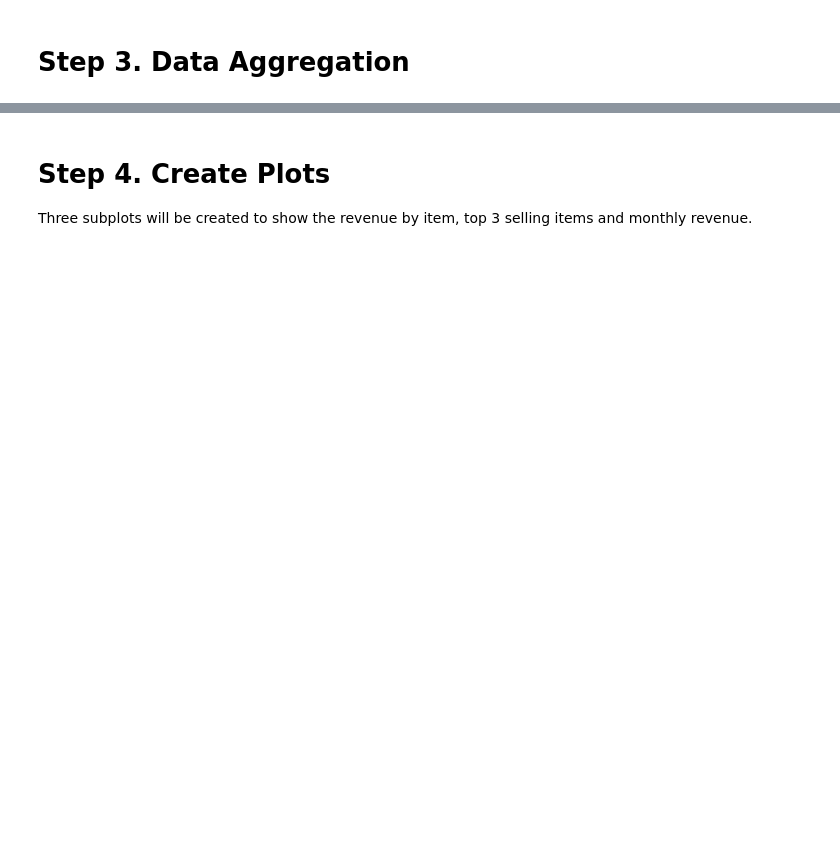
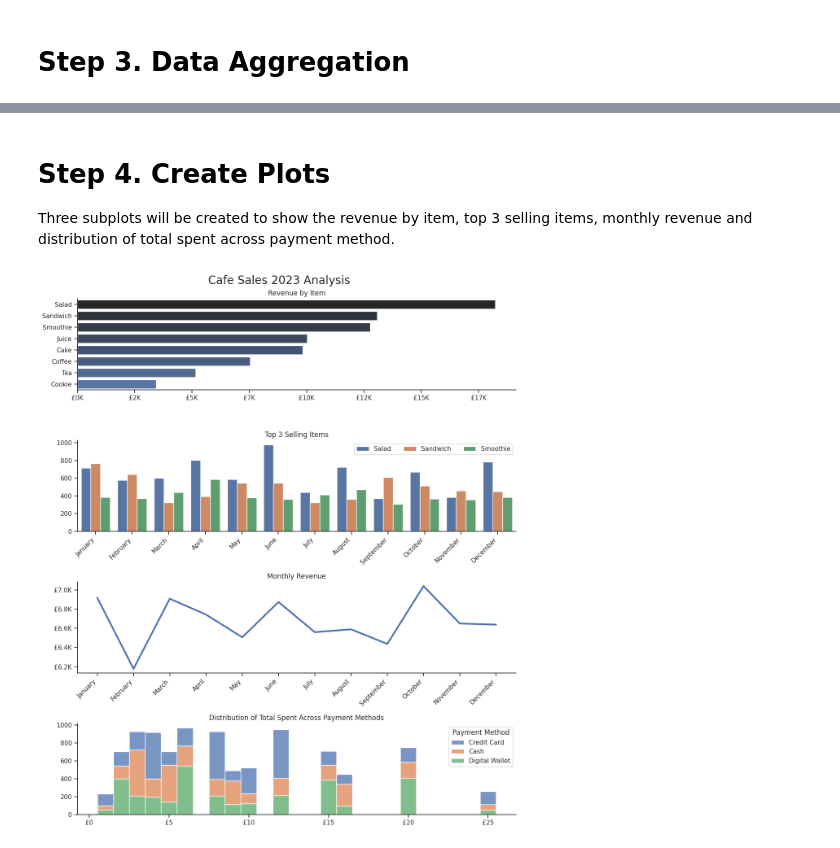
Before and after one commit to phandeyr/data-analysis, a Jupyter notebook: cafe-sales/cafe-sales.ipynb, the cells around one changed output, grey strips where cells are left out. Cells and saved outputs as stored; diff of their text form; code cells hidden in the pictures; blank space fills up the shorter version.

Commit message:
added analysis on distribution of total spent across payment methods

```diff
--- a/cafe-sales/cafe-sales.ipynb
+++ b/cafe-sales/cafe-sales.ipynb
@@ -77,0 +112,10 @@ df_clean.info()
+# %%
+# Get unique payment method values
+df_clean['Payment Method'].unique()
+
+# Convert UNKNOWN & ERROR payment methods to NaN
+df_clean['Payment Method'] = df_clean['Payment Method'].replace({'UNKNOWN': np.nan, 'ERROR': np.nan})
+
+# Group Total Spent by most common Payment Method
+payment_method_mode = df_clean.groupby('Total Spent')['Payment Method'].agg(lambda x: x.mode()[0])
+payment_method_mode
@@ -77,0 +152,5 @@ df_clean.info()
+# %%
+# Populate missing Payment Method with most common value
+df_clean['Payment Method'] = df_clean.apply(lambda row: payment_method_mode[row['Total Spent']] if pd.isna(row['Payment Method']) else row['Payment Method'], axis=1)
+# Confirm the payment method mapping is correct
+df_clean.iloc[[3, 6, 8, 9, 13]]
@@ -96,4 +182,7 @@ df_revenue_pivot['Monthly Revenue'] = df_revenue_pivot[list(prices.keys())].sum(
 # Revenue by Item
 revenue = df_clean.groupby('Item')['Total Spent'].agg(['sum']).sort_values(by='sum', ascending=False)
 
+# Distribution of Total Spent across Payment Method
+df_pm = pd.melt(df_clean, id_vars='Payment Method', value_vars=['Total Spent'], var_name='features', value_name='values')
+
 df_revenue_pivot
@@ -100,39 +203,49 @@ df_revenue_pivot
 # %% [markdown]
 # Step 4. Create Plots
-Three subplots will be created to show the revenue by item, top 3 selling items and monthly revenue.
+Three subplots will be created to show the revenue by item, top 3 selling items, monthly revenue and distribution of total spent across payment method.
 # %%
-fig, ax = plt.subplots(3,1, figsize=(12,14))
+fig, ax = plt.subplots(4,1, figsize=(12,14))
 
 # Revenue by Item
 sns.set_theme(style='ticks')
 sns.barplot(data=revenue, x='sum', y=revenue.index, palette='dark:b', ax=ax[0])
 sns.despine()
 ax[0].set_xlabel('')
 ax[0].set_ylabel('')
 ax[0].set_title('Revenue by Item')
 ax[0].xaxis.set_major_formatter(plt.FuncFormatter(lambda x, _: f'£{int(x/1000)}K'))
 
 # Top 3 Selling Items
 top_3 = df_clean.groupby('Item')['Quantity'].agg(['sum']).sort_values(by='sum', ascending=False)
 top_3 = top_3.head(3).index.tolist()
 df_top_3 = df_quantities_pivot.melt(id_vars='Transaction Month', value_vars=top_3, var_name='Item', value_name='Quantity')
 sns.barplot(data=df_top_3, x='Transaction Month', y='Quantity', hue='Item', ax=ax[1])
 ax[1].set_title('Top 3 Selling Items')
 ax[1].set_xlabel('')
 ax[1].set_ylabel('')
 plt.setp(ax[1].get_xticklabels(), rotation=45, ha='right')
 ax[1].legend(loc='upper right', ncol=3)
 
 # Monthly Revenue
-sns.lineplot(data=df_revenue_pivot, x='Transaction Month', y='Monthly Revenue', linewidth=3)
+sns.lineplot(data=df_revenue_pivot, x='Transaction Month', y='Monthly Revenue', linewidth=3, ax=ax[2])
 ax[2].set_title('Monthly Revenue')
 ax[2].set_xlabel('')
 ax[2].set_ylabel('')
 ax[2].yaxis.set_major_formatter(plt.FuncFormatter(lambda x, _: f'£{x/1000:.1f}K'))
 plt.setp(ax[2].get_xticklabels(), rotation=45, ha='right')
 
+# Distribution of Total Spent across Payment Method
+sns.histplot(data=df_pm, x='values', hue='Payment Method', multiple='stack', discrete=True, ax=ax[3])
+ax[3].set_title('Distribution of Total Spent Across Payment Methods')
+ax[3].set_xlabel('')
+ax[3].set_ylabel('')
+ax[3].xaxis.set_major_formatter(plt.FuncFormatter(lambda x, _: f'£{int(x)}'))
+
+
 fig.suptitle('Cafe Sales 2023 Analysis', fontsize=20)
 fig.tight_layout()
+# %% [output]
+[figure, added]
 # %% [markdown]
 # Step 5. Analysis
 **Revenue by Item**
```
Also changed, not shown: parts of 8 cells of this notebook.
